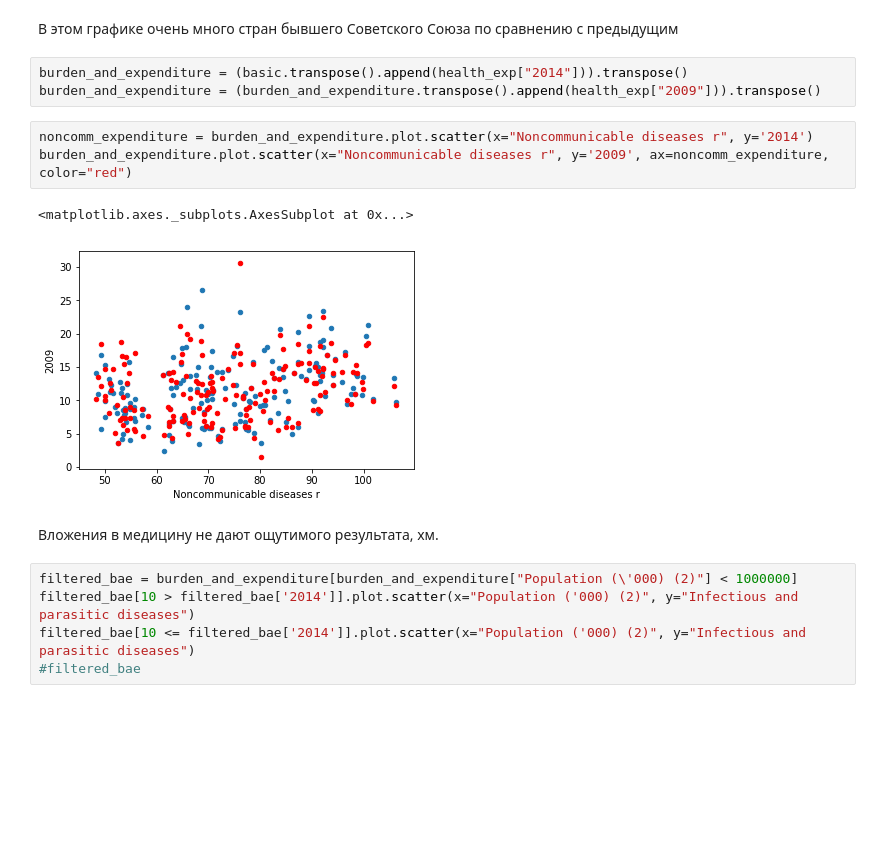
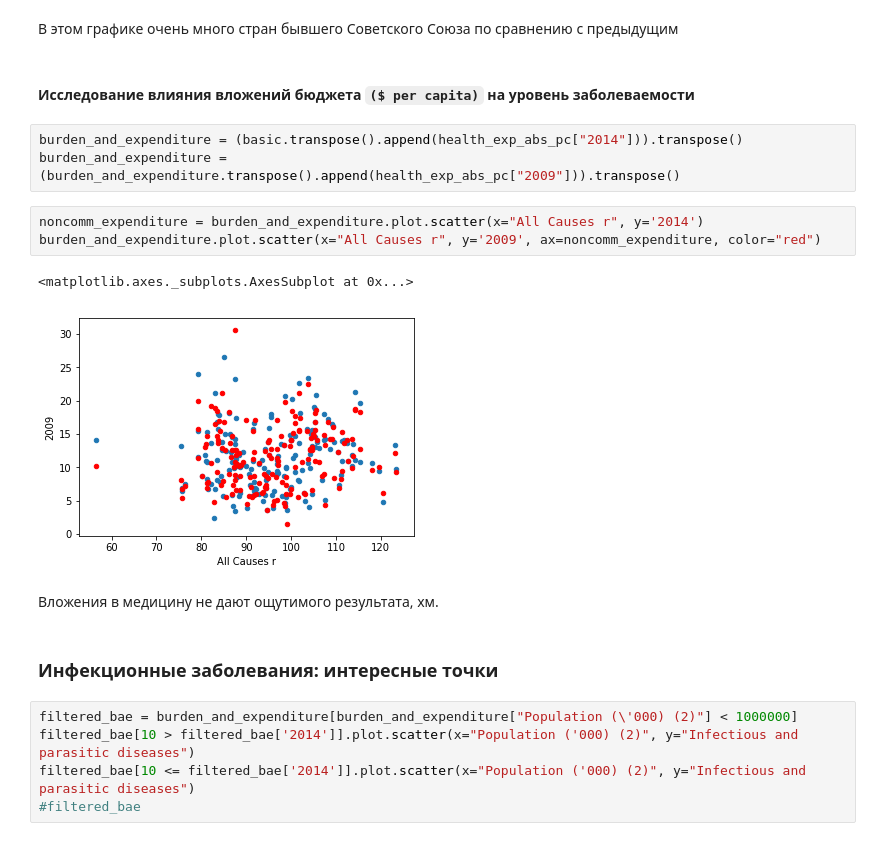
Before and after one commit to Derrior/data-journalism, a Jupyter notebook: data-crawling/who-data.ipynb, the cells around one changed output. Drawn from its saved outputs; the diff is of its cells as text; blank space fills up the shorter version.

```diff
--- a/data-crawling/who-data.ipynb
+++ b/data-crawling/who-data.ipynb
@@ -104,17 +177,21 @@ max_relative_mental_burden.plot.bar(by = "", y="Mental and substance use disorde
 [figure]
 # %% [markdown]
 В этом графике очень много стран бывшего Советского Союза по сравнению с предыдущим
+# %% [markdown]
+#### Исследование влияния вложений бюджета `($ per capita)` на уровень заболеваемости
 # %%
-burden_and_expenditure = (basic.transpose().append(health_exp["2014"])).transpose()
-burden_and_expenditure = (burden_and_expenditure.transpose().append(health_exp["2009"])).transpose()
+burden_and_expenditure = (basic.transpose().append(health_exp_abs_pc["2014"])).transpose()
+burden_and_expenditure = (burden_and_expenditure.transpose().append(health_exp_abs_pc["2009"])).transpose()
 # %%
-noncomm_expenditure = burden_and_expenditure.plot.scatter(x="Noncommunicable diseases r", y='2014')
-burden_and_expenditure.plot.scatter(x="Noncommunicable diseases r", y='2009', ax=noncomm_expenditure, color="red")
+noncomm_expenditure = burden_and_expenditure.plot.scatter(x="All Causes r", y='2014')
+burden_and_expenditure.plot.scatter(x="All Causes r", y='2009', ax=noncomm_expenditure, color="red")
 # %% [output]
 <matplotlib.axes._subplots.AxesSubplot at 0x...>
-[figure, old version]
+[figure, new version]
 # %% [markdown]
 Вложения в медицину не дают ощутимого результата, хм.
+# %% [markdown]
+### Инфекционные заболевания: интересные точки
 # %%
 filtered_bae = burden_and_expenditure[burden_and_expenditure["Population (\'000) (2)"] < 1000000]
 filtered_bae[10 > filtered_bae['2014']].plot.scatter(x="Population ('000) (2)", y="Infectious and parasitic diseases")
```
Also changed, not shown: parts of 11 cells of this notebook, 5 other files.
